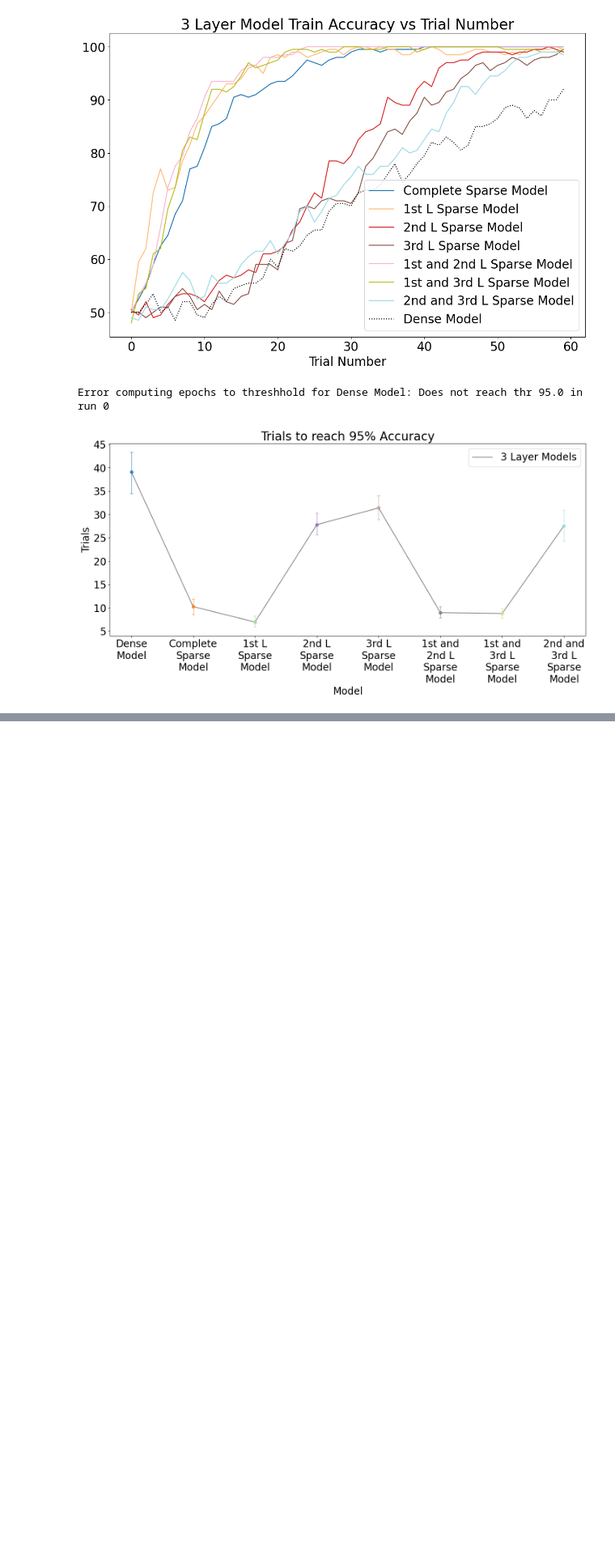
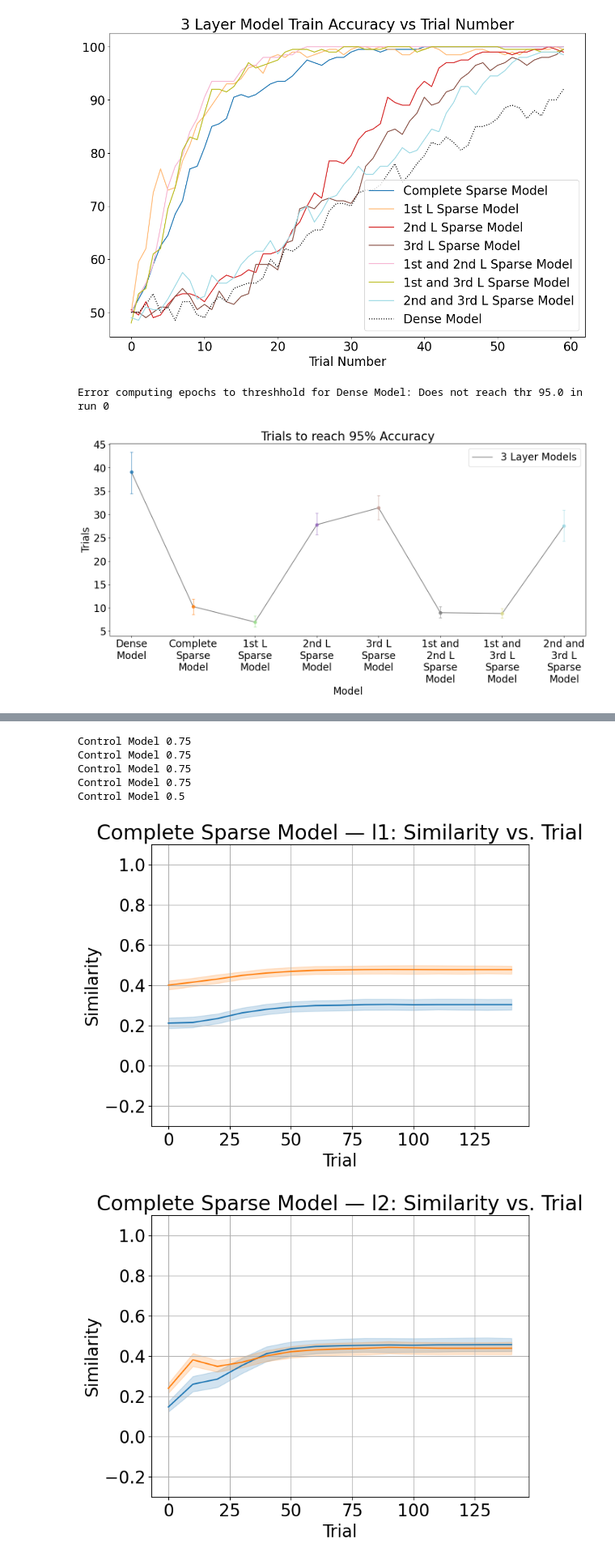
Before and after one commit to animeshsasan/hippocampal-cortex-learning, a Jupyter notebook: .ipynbs/test-results.ipynb, the cells around one changed output, grey strips where cells are left out. Shown at 81% size. Saved outputs shown, nothing was run; the diff lists cells and outputs as text; code cells hidden in the pictures; blank space fills up the shorter version.

```diff
--- a/.ipynbs/test-results.ipynb
+++ b/.ipynbs/test-results.ipynb
@@ -976,0 +1000,75 @@ Error computing epochs to threshhold for Dense Model: Does not reach thr 95.0 in
+# %%
+n_runs = 50
+seeds = generate_seeds(0, n_runs)
+for i in range(n_runs):
+    sparseResults, trainActivations, testActivations = get_models(experiment_3l_2d_simmilarity,
+                                                                  modelSetups,
+                                                                  model_types_sparse_permut,
+                                                                  layers,
+                                                                  needTrainActivations = True,
+                                                                  batch_train = False,
+                                                                  seed = seeds[i])
+    sparseActivations = {}
+    with torch.no_grad():
+        for modelName, model in sparseResults.items():
+            op, sparseActivations[modelName] = model.forward(X_val, return_acts = True)
+            accuracy = get_accuracy(model, X_train, y_train)
+            if accuracy != 1.:
+                print(modelName, accuracy)
+    multi_run_analysis_3l_2d.add_run_test_data_dummy(sparseActivations, X_val, y_val)
+    multi_run_analysis_3l_2d.add_run_train_data_dummy(trainActivations, X_train, y_train)
+# %% [output]
+Control Model 0.75
+Control Model 0.75
+Control Model 0.75
+Control Model 0.75
+Control Model 0.5
+# %%
+import pandas as pd
+
+train_dfs = modelAnalysisUtils.create_train_similarity_complete_df_multi_run(multi_run_analysis_3l_2d, needBootstrapped=True)
+# within_records = modelAnalysisUtils.create_train_absolute_sim_graph(multi_run_analysis_7d, graphType=AbsSimilarityType.WITHIN)
+# btw_records = modelAnalysisUtils.create_train_absolute_sim_graph(multi_run_analysis_7d, graphType=AbsSimilarityType.BETWEEN)
+within_records = modelAnalysisUtils.create_train_avg_sim_graph(multi_run_analysis_3l_2d, needWithin=True)
+btw_records = modelAnalysisUtils.create_train_avg_sim_graph(multi_run_analysis_3l_2d, needWithin=False)
+combined_means = pd.concat([within_records, btw_records], ignore_index=True)
+model_to_plot = "Complete Sparse Model"
+df_filtered = combined_means[combined_means["Model"] == model_to_plot]
+
+for layer_name, (df_mean, df_ci) in train_dfs[model_to_plot].items():
+    n_models = len(train_dfs[model_to_plot])
+    ymin = -0.3
+    ymax = 1.1
+    base_width, base_height = 8, 6
+    extra_height = min(max(0, (n_models - 5) * 0.3), 50)  # grow with many models
+    extra_width = min(max(0, (n_models - 5) * 3), 100)  # grow with many models
+
+    fig, ax = plt.subplots(figsize=(base_width + extra_width, base_height + extra_height))
+    ax.legend_.remove() if ax.legend_ else None
+    ax.set_ylim(ymin, ymax)
+
+    ax.tick_params(axis='both', which='major', labelsize=fontsize)
+
+    df_layer = df_filtered[df_filtered["Layer"] == layer_name]
+    sns.lineplot(
+        data=df_layer,
+        x="Epoch",
+        y="Value",
+        hue="Condition",          # each condition = a colored line
+        errorbar=("ci", 95),            # 95% CI
+        estimator="mean",         # mean per (epoch, condition)
+        # palette="tab10",
+        # alpha=0.8,
+        legend=False,
+        ax= ax
+    )
+    handles, labels = ax.get_legend_handles_labels()
+    # === Formatting ===
+    ax.set_title(f"{model_to_plot} — {layer_name}: Similarity vs. Trial", fontsize = title_fontsize)
+    ax.set_xlabel("Trial", fontsize = fontsize)
+    ax.set_ylabel("Similarity", fontsize = fontsize)
+    ax.grid(True)
+    plt.show()
+# %% [output]
+[figure, added]
+[figure, added]
```
Also changed, not shown: parts of 36 cells of this notebook, 5 other files.
